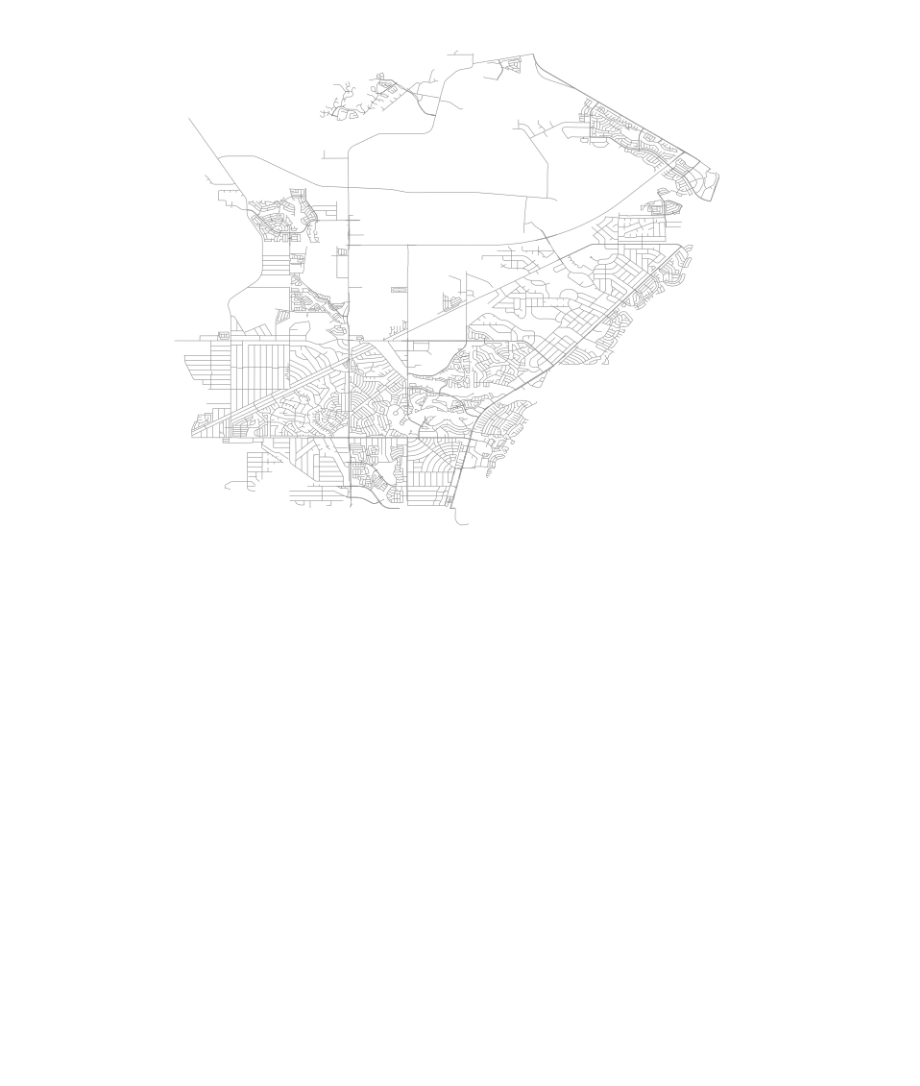
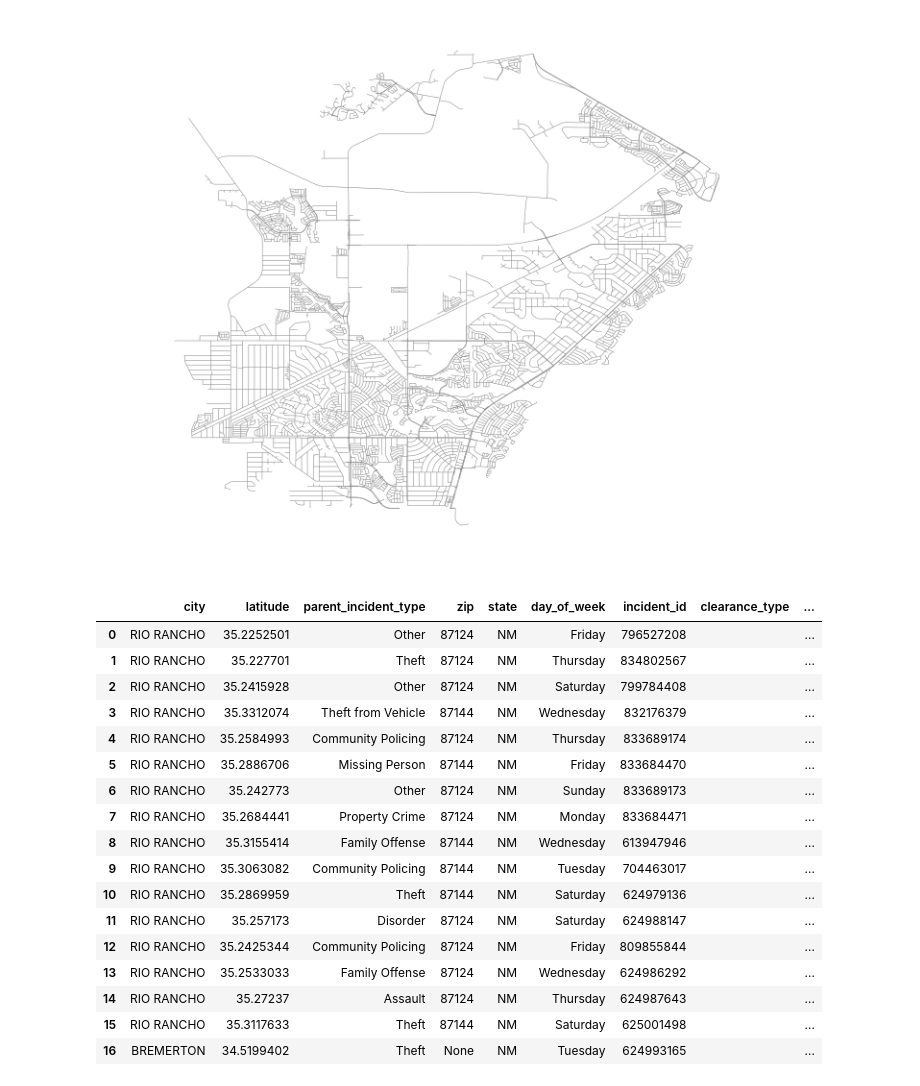
Before and after one commit to doolingdavid/geopandas-tutorial, a Jupyter notebook: riorancho.ipynb, the cells around one changed output. Saved outputs shown, nothing was run; the diff lists cells and outputs as text; code cells hidden in the pictures; blank space fills up the shorter version.

```diff
--- a/riorancho.ipynb
+++ b/riorancho.ipynb
@@ -83,6 +83,27 @@ ax = streets.plot(linewidth=0.5, color='grey', figsize=(15,10))
 ax.set_axis_off()
 # %% [output]
 [figure]
+# %%
+rio.head(17)
+# %% [output]
+|  | city | latitude | parent_incident_type | zip | state | day_of_week | incident_id | clearance_type | ... |
+| 0 | RIO RANCHO | 35.2252501 | Other | 87124 | NM | Friday | 796527208 |  | ... |
+| 1 | RIO RANCHO | 35.227701 | Theft | 87124 | NM | Thursday | 834802567 |  | ... |
+| 2 | RIO RANCHO | 35.2415928 | Other | 87124 | NM | Saturday | 799784408 |  | ... |
+| 3 | RIO RANCHO | 35.3312074 | Theft from Vehicle | 87144 | NM | Wednesday | 832176379 |  | ... |
+| 4 | RIO RANCHO | 35.2584993 | Community Policing | 87124 | NM | Thursday | 833689174 |  | ... |
+| 5 | RIO RANCHO | 35.2886706 | Missing Person | 87144 | NM | Friday | 833684470 |  | ... |
+| 6 | RIO RANCHO | 35.242773 | Other | 87124 | NM | Sunday | 833689173 |  | ... |
+| 7 | RIO RANCHO | 35.2684441 | Property Crime | 87124 | NM | Monday | 833684471 |  | ... |
+| 8 | RIO RANCHO | 35.3155414 | Family Offense | 87144 | NM | Wednesday | 613947946 |  | ... |
+| 9 | RIO RANCHO | 35.3063082 | Community Policing | 87144 | NM | Tuesday | 704463017 |  | ... |
+| 10 | RIO RANCHO | 35.2869959 | Theft | 87144 | NM | Saturday | 624979136 |  | ... |
+| 11 | RIO RANCHO | 35.257173 | Disorder | 87124 | NM | Saturday | 624988147 |  | ... |
+| 12 | RIO RANCHO | 35.2425344 | Community Policing | 87124 | NM | Friday | 809855844 |  | ... |
+| 13 | RIO RANCHO | 35.2533033 | Family Offense | 87124 | NM | Wednesday | 624986292 |  | ... |
+| 14 | RIO RANCHO | 35.27237 | Assault | 87124 | NM | Thursday | 624987643 |  | ... |
+| 15 | RIO RANCHO | 35.3117633 | Theft | 87144 | NM | Saturday | 625001498 |  | ... |
+| 16 | BREMERTON | 34.5199402 | Theft | None | NM | Tuesday | 624993165 |  | ... |
 # %%
 ax = streets.plot(linewidth=0.5, color='grey', figsize=(15,10))
 #stations.plot(ax=ax, markersize=20)
```
Also changed, not shown: parts of 5 cells of this notebook.
